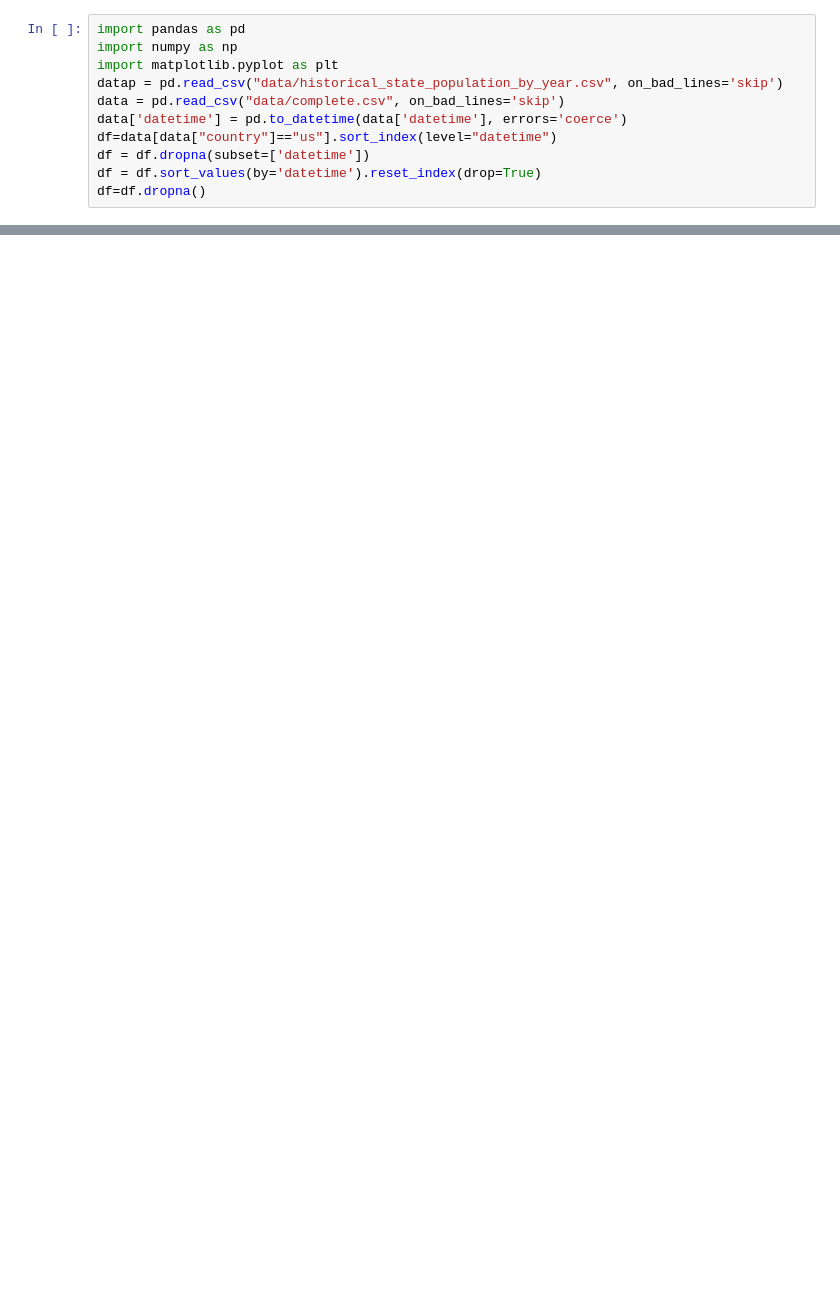
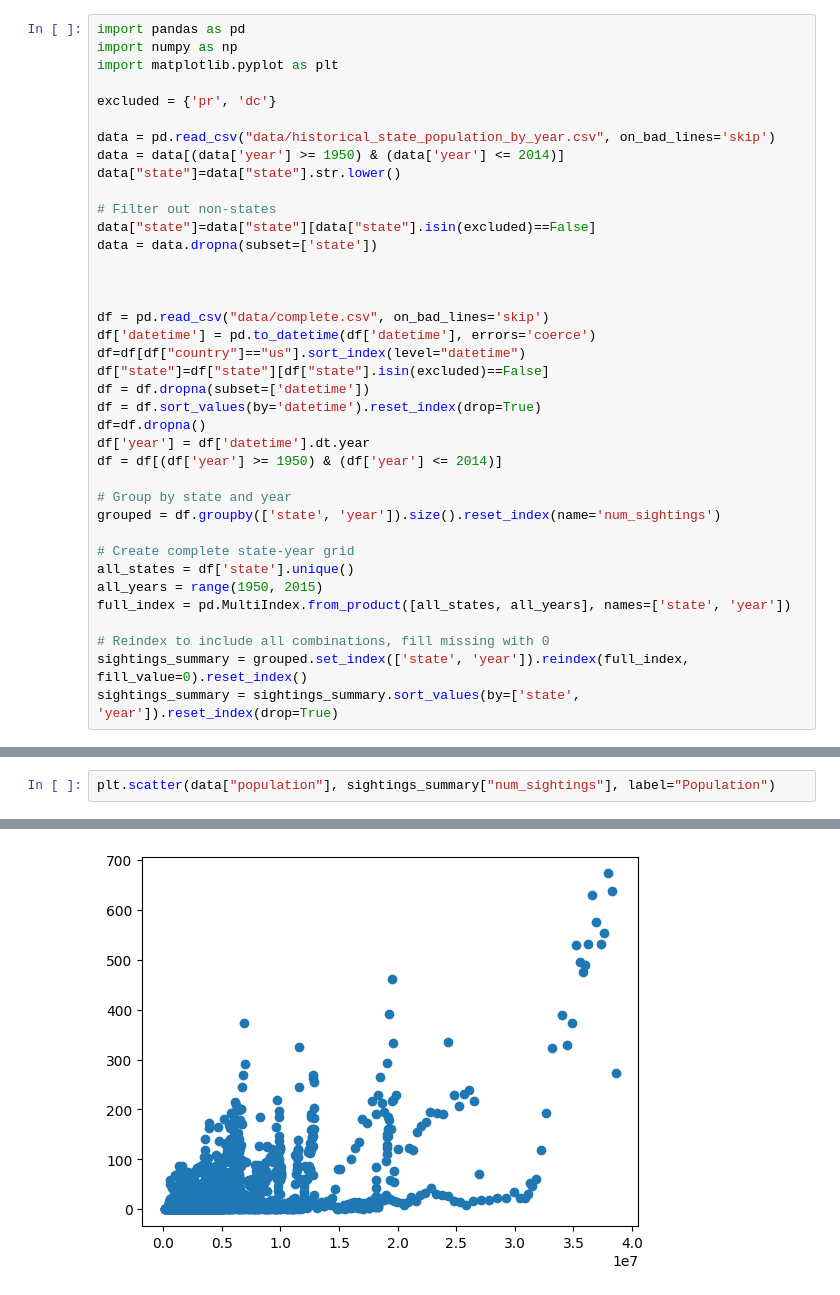
Before and after one commit to s224394two/s224394two.github.io, a Jupyter notebook: Plots/correlation.ipynb, the cells around one changed output, grey strips where cells are left out. Cells and saved outputs as stored; diff of their text form; blank space fills up the shorter version.

```diff
--- a/Plots/correlation.ipynb
+++ b/Plots/correlation.ipynb
@@ -2,10 +2,37 @@
 import pandas as pd
 import numpy as np
 import matplotlib.pyplot as plt
-datap = pd.read_csv("data/historical_state_population_by_year.csv", on_bad_lines='skip')
-data = pd.read_csv("data/complete.csv", on_bad_lines='skip')
-data['datetime'] = pd.to_datetime(data['datetime'], errors='coerce')
-df=data[data["country"]=="us"].sort_index(level="datetime")
+
+excluded = {'pr', 'dc'}
+
+data = pd.read_csv("data/historical_state_population_by_year.csv", on_bad_lines='skip')
+data = data[(data['year'] >= 1950) & (data['year'] <= 2014)]
+data["state"]=data["state"].str.lower()
+
+# Filter out non-states
+data["state"]=data["state"][data["state"].isin(excluded)==False]
+data = data.dropna(subset=['state'])
+
+
+
+df = pd.read_csv("data/complete.csv", on_bad_lines='skip')
+df['datetime'] = pd.to_datetime(df['datetime'], errors='coerce')
+df=df[df["country"]=="us"].sort_index(level="datetime")
+df["state"]=df["state"][df["state"].isin(excluded)==False]
 df = df.dropna(subset=['datetime'])
 df = df.sort_values(by='datetime').reset_index(drop=True)
 df=df.dropna()
+df['year'] = df['datetime'].dt.year
+df = df[(df['year'] >= 1950) & (df['year'] <= 2014)]
+
+# Group by state and year
+grouped = df.groupby(['state', 'year']).size().reset_index(name='num_sightings')
+
+# Create complete state-year grid
+all_states = df['state'].unique()
+all_years = range(1950, 2015)
+full_index = pd.MultiIndex.from_product([all_states, all_years], names=['state', 'year'])
+
+# Reindex to include all combinations, fill missing with 0
+sightings_summary = grouped.set_index(['state', 'year']).reindex(full_index, fill_value=0).reset_index()
+sightings_summary = sightings_summary.sort_values(by=['state', 'year']).reset_index(drop=True)
@@ -45,0 +68,3 @@ state
+# %%
+plt.scatter(data["population"], sightings_summary["num_sightings"], label="Population")
+# %% [output]
@@ -45,0 +72 @@ state
+[figure, added]
```
Also changed, not shown: parts of 9 cells of this notebook.
